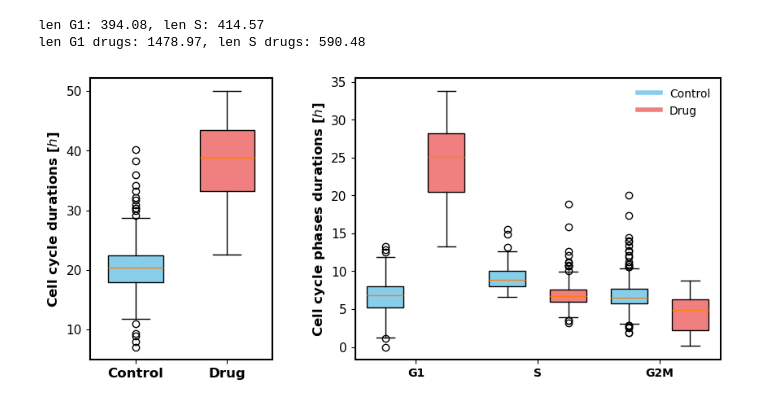
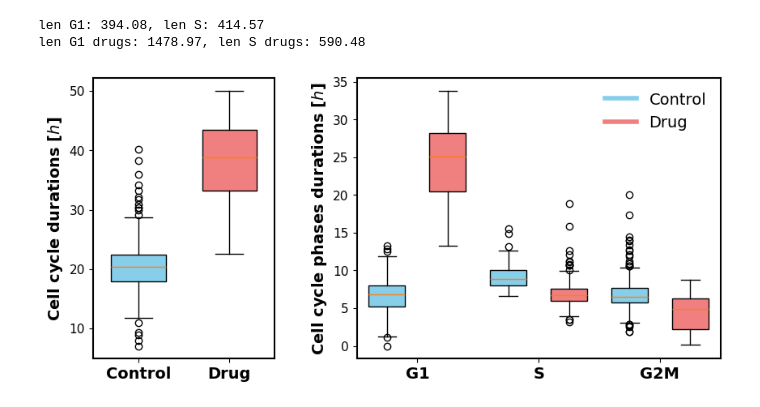
Before and after one commit to louisleger/cell-cycle, a Jupyter notebook: nb_result_analysis/drug_vs_WT.ipynb, the cells around one changed output. Saved outputs shown, nothing was run; the diff lists cells and outputs as text; code cells hidden in the pictures.

```diff
--- a/nb_result_analysis/drug_vs_WT.ipynb
+++ b/nb_result_analysis/drug_vs_WT.ipynb
@@ -141,36 +141,36 @@ box_ctrl = axs[0].boxplot([ 5/60*track_lengths,  5/60*track_lengths_drugs], widt
 # Color the boxes individually
 for patch, label in zip(box_ctrl['boxes'], ["Control", "Drug"]):
     patch.set_facecolor(ctrl_color if label == "Control" else drug_color)
 axs[0].set_xticks([1, 2])
-axs[0].set_xticklabels(["Control", "Drug"], fontsize=12, fontweight='bold')
-axs[0].set_ylabel("Cell cycle durations [$h$]", fontsize=12, fontweight='bold')
+axs[0].set_xticklabels(["Control", "Drug"], fontsize=14, fontweight='bold')
+axs[0].set_ylabel("Cell cycle durations [$h$]", fontsize=14, fontweight='bold')
 
 # Second plot: Cell cycle phase lengths boxplot
 box_ctrl_drug = axs[1].boxplot(
     [len_g1, len_g1_drugs, len_s_drugs, len_s, len_g2m, len_g2m_drugs],
     widths=0.6, patch_artist=True
 )
 # Color the boxes individually
 for patch, label in zip(box_ctrl_drug['boxes'],
                         ["G1", "G1 drugs", "S", "S drugs", "G2M", "G2M drugs"]):
     patch.set_facecolor(ctrl_color if "drug" not in label else drug_color)
 
 axs[1].set_xticks([1.5, 3.5, 5.5])
-axs[1].set_xticklabels(["G1", "S", "G2M"], fontsize=10, fontweight='bold')
-axs[1].set_ylabel("Cell cycle phases durations [$h$]", fontsize=12, fontweight='bold')
+axs[1].set_xticklabels(["G1", "S", "G2M"], fontsize=14, fontweight='bold')
+axs[1].set_ylabel("Cell cycle phases durations [$h$]", fontsize=14, fontweight='bold')
 
 # Create custom legend
 legend_elements = [Line2D([0], [0], color=ctrl_color, lw=4, label="Control"),
                    Line2D([0], [0], color=drug_color, lw=4, label="Drug")]
-axs[1].legend(handles=legend_elements, loc='upper right', fontsize=10)
+axs[1].legend(handles=legend_elements, loc='upper right', fontsize=14)
 
 # Make the contour of the squares (spines) thicker in both subplots
 for ax in axs:
     for spine in ax.spines.values():
         spine.set_linewidth(1.5)
 
 # Save and show the figure
 plt.savefig('Track_lengths_and_Cell_cycle_phases.png', transparent=True)
 plt.show()
 # %% [output]
-[figure, old version]
+[figure, new version]
```
Also changed, not shown: 1 other file.
